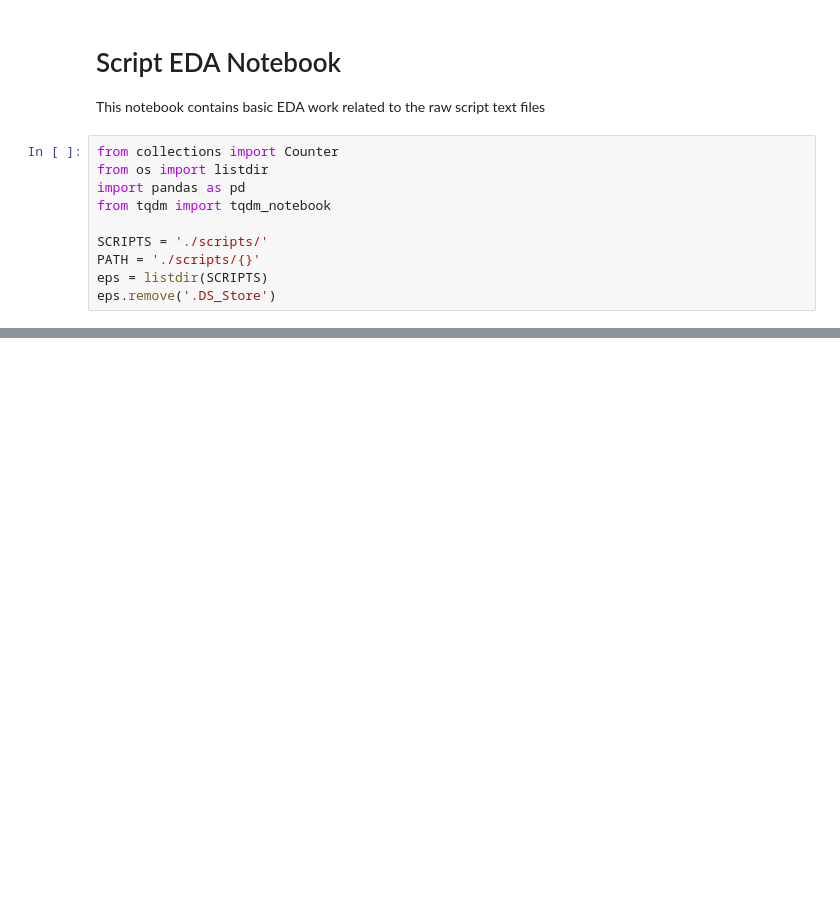
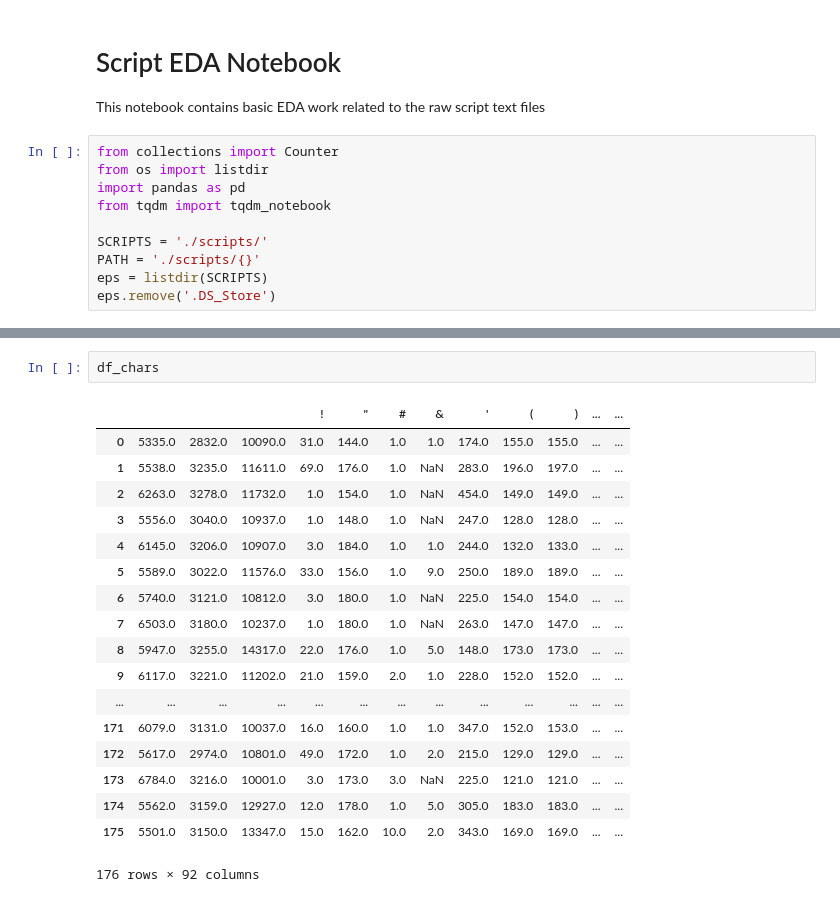
Before and after one commit to tranquada/script-trek, a Jupyter notebook: eda.ipynb, the cells around one changed output, grey strips where cells are left out. Drawn from its saved outputs; the diff is of its cells as text; blank space fills up the shorter version.

```diff
--- a/eda.ipynb
+++ b/eda.ipynb
@@ -85,0 +100,21 @@ df_chars.mean(axis=0).plot(kind='bar', ax=ax)
+# %%
+df_chars
+# %% [output]
+|  |  |  |  | ! | " | # | & | ' | ( | ) | ... | ... |
+| 0 | 5335.0 | 2832.0 | 10090.0 | 31.0 | 144.0 | 1.0 | 1.0 | 174.0 | 155.0 | 155.0 | ... | ... |
+| 1 | 5538.0 | 3235.0 | 11611.0 | 69.0 | 176.0 | 1.0 | NaN | 283.0 | 196.0 | 197.0 | ... | ... |
+| 2 | 6263.0 | 3278.0 | 11732.0 | 1.0 | 154.0 | 1.0 | NaN | 454.0 | 149.0 | 149.0 | ... | ... |
+| 3 | 5556.0 | 3040.0 | 10937.0 | 1.0 | 148.0 | 1.0 | NaN | 247.0 | 128.0 | 128.0 | ... | ... |
+| 4 | 6145.0 | 3206.0 | 10907.0 | 3.0 | 184.0 | 1.0 | 1.0 | 244.0 | 132.0 | 133.0 | ... | ... |
+| 5 | 5589.0 | 3022.0 | 11576.0 | 33.0 | 156.0 | 1.0 | 9.0 | 250.0 | 189.0 | 189.0 | ... | ... |
+| 6 | 5740.0 | 3121.0 | 10812.0 | 3.0 | 180.0 | 1.0 | NaN | 225.0 | 154.0 | 154.0 | ... | ... |
+| 7 | 6503.0 | 3180.0 | 10237.0 | 1.0 | 180.0 | 1.0 | NaN | 263.0 | 147.0 | 147.0 | ... | ... |
+| 8 | 5947.0 | 3255.0 | 14317.0 | 22.0 | 176.0 | 1.0 | 5.0 | 148.0 | 173.0 | 173.0 | ... | ... |
+| 9 | 6117.0 | 3221.0 | 11202.0 | 21.0 | 159.0 | 2.0 | 1.0 | 228.0 | 152.0 | 152.0 | ... | ... |
+| ... | ... | ... | ... | ... | ... | ... | ... | ... | ... | ... | ... | ... |
+| 171 | 6079.0 | 3131.0 | 10037.0 | 16.0 | 160.0 | 1.0 | 1.0 | 347.0 | 152.0 | 153.0 | ... | ... |
+| 172 | 5617.0 | 2974.0 | 10801.0 | 49.0 | 172.0 | 1.0 | 2.0 | 215.0 | 129.0 | 129.0 | ... | ... |
+| 173 | 6784.0 | 3216.0 | 10001.0 | 3.0 | 173.0 | 3.0 | NaN | 225.0 | 121.0 | 121.0 | ... | ... |
+| 174 | 5562.0 | 3159.0 | 12927.0 | 12.0 | 178.0 | 1.0 | 5.0 | 305.0 | 183.0 | 183.0 | ... | ... |
+| 175 | 5501.0 | 3150.0 | 13347.0 | 15.0 | 162.0 | 10.0 | 2.0 | 343.0 | 169.0 | 169.0 | ... | ... |
+176 rows × 92 columns
```
Also changed, not shown: parts of 5 cells of this notebook.
